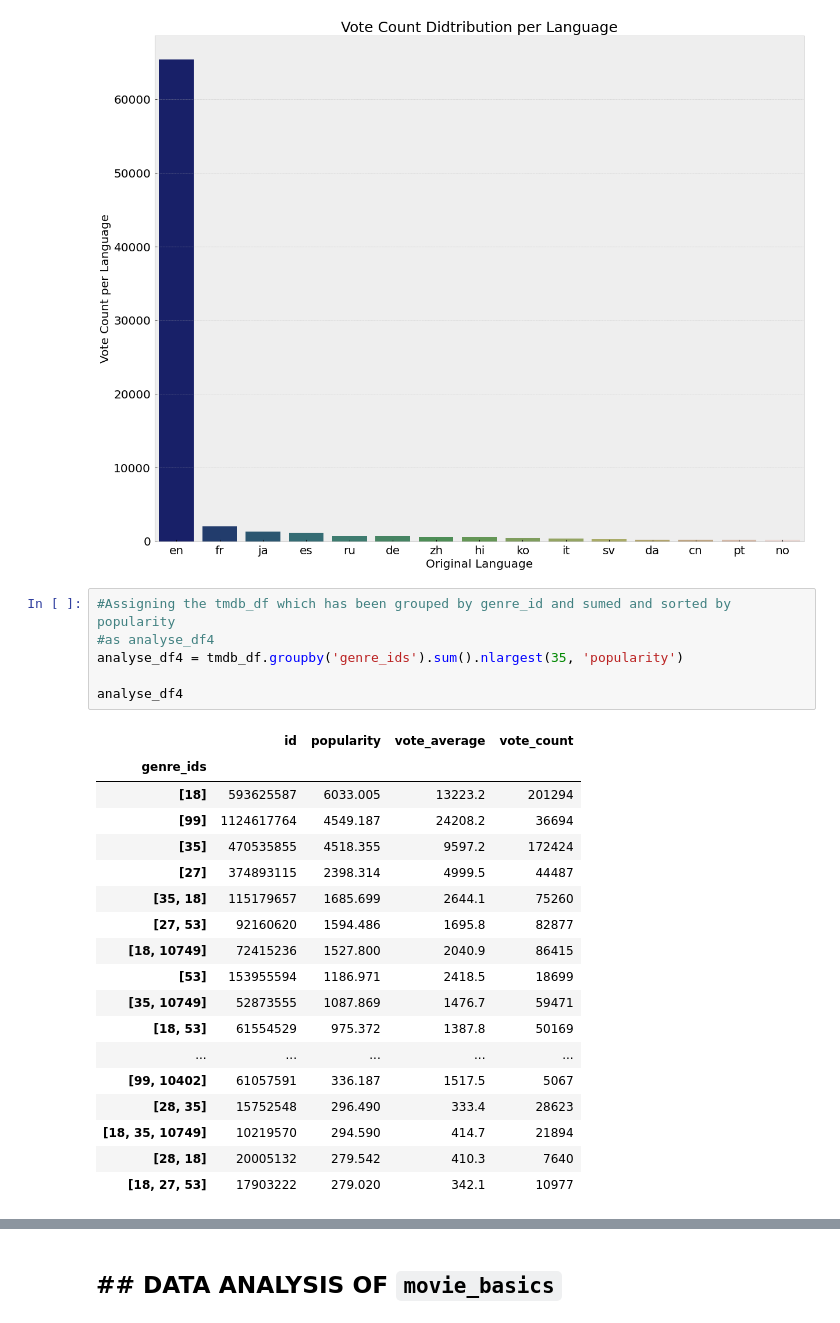
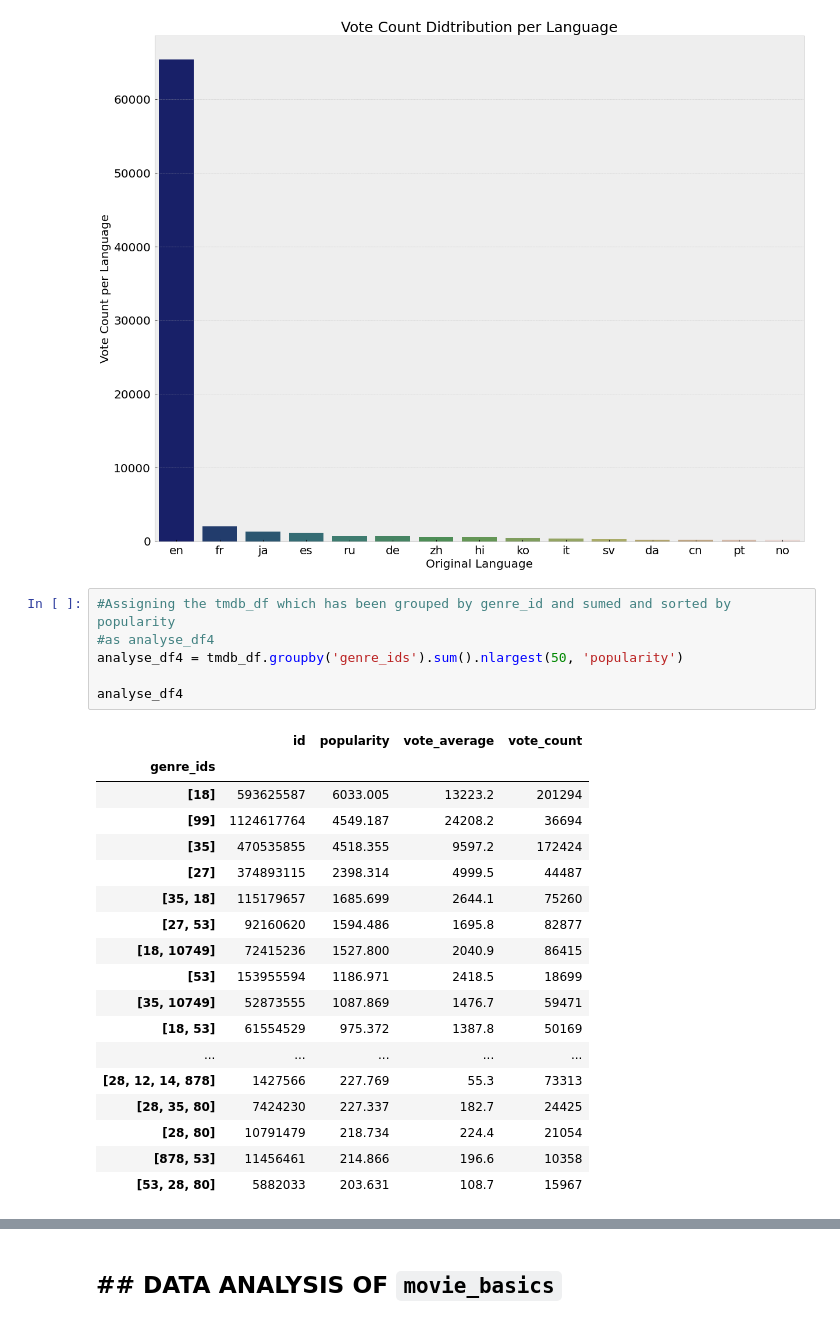
Before and after one commit to K1nyash/Phase_1-Project-Movie_Analysis, a Jupyter notebook: Movie_Project.ipynb, the cells around one changed output, grey strips where cells are left out. Saved outputs shown, nothing was run; the diff lists cells and outputs as text.

```diff
--- a/Movie_Project.ipynb
+++ b/Movie_Project.ipynb
@@ -1668,28 +1687,28 @@ ax.figure.savefig('Vote Count Didtribution per Language');
 # %%
 #Assigning the tmdb_df which has been grouped by genre_id and sumed and sorted by popularity
 #as analyse_df4
-analyse_df4 = tmdb_df.groupby('genre_ids').sum().nlargest(35, 'popularity')
+analyse_df4 = tmdb_df.groupby('genre_ids').sum().nlargest(50, 'popularity')
 
 analyse_df4
 # %% [output]
 |  | id | popularity | vote_average | vote_count |
 | genre_ids |  |  |  |  |
 | [18] | 593625587 | 6033.005 | 13223.2 | 201294 |
 | [99] | 1124617764 | 4549.187 | 24208.2 | 36694 |
 | [35] | 470535855 | 4518.355 | 9597.2 | 172424 |
 | [27] | 374893115 | 2398.314 | 4999.5 | 44487 |
 | [35, 18] | 115179657 | 1685.699 | 2644.1 | 75260 |
 | [27, 53] | 92160620 | 1594.486 | 1695.8 | 82877 |
 | [18, 10749] | 72415236 | 1527.800 | 2040.9 | 86415 |
 | [53] | 153955594 | 1186.971 | 2418.5 | 18699 |
 | [35, 10749] | 52873555 | 1087.869 | 1476.7 | 59471 |
 | [18, 53] | 61554529 | 975.372 | 1387.8 | 50169 |
 | ... | ... | ... | ... | ... |
-| [99, 10402] | 61057591 | 336.187 | 1517.5 | 5067 |
-| [28, 35] | 15752548 | 296.490 | 333.4 | 28623 |
-| [18, 35, 10749] | 10219570 | 294.590 | 414.7 | 21894 |
-| [28, 18] | 20005132 | 279.542 | 410.3 | 7640 |
-| [18, 27, 53] | 17903222 | 279.020 | 342.1 | 10977 |
+| [28, 12, 14, 878] | 1427566 | 227.769 | 55.3 | 73313 |
+| [28, 35, 80] | 7424230 | 227.337 | 182.7 | 24425 |
+| [28, 80] | 10791479 | 218.734 | 224.4 | 21054 |
+| [878, 53] | 11456461 | 214.866 | 196.6 | 10358 |
+| [53, 28, 80] | 5882033 | 203.631 | 108.7 | 15967 |
 # %%
 # A bar graph showing The popularity of the varios genre
 fig,ax = plt.subplots(figsize=(20,16))
```
Also changed, not shown: parts of 13 cells of this notebook, 2 other files.
